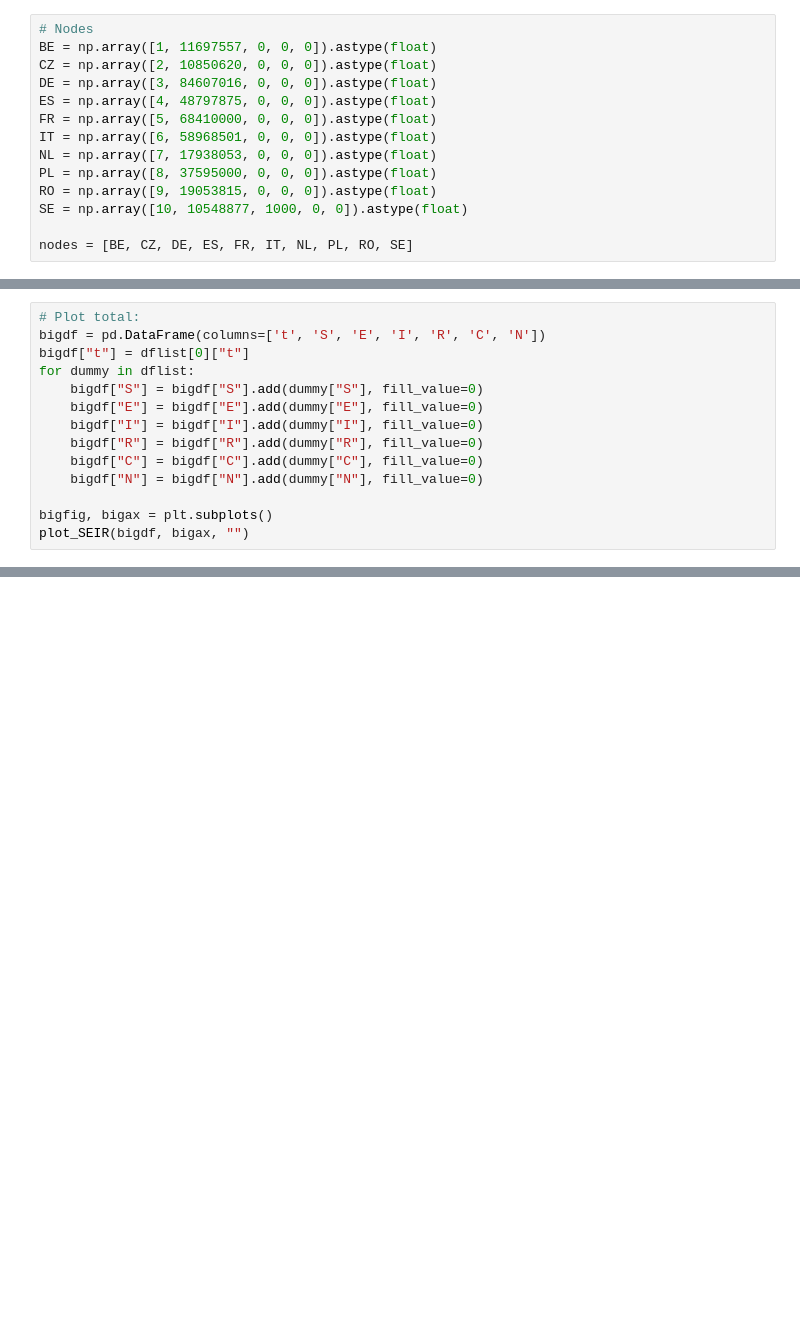
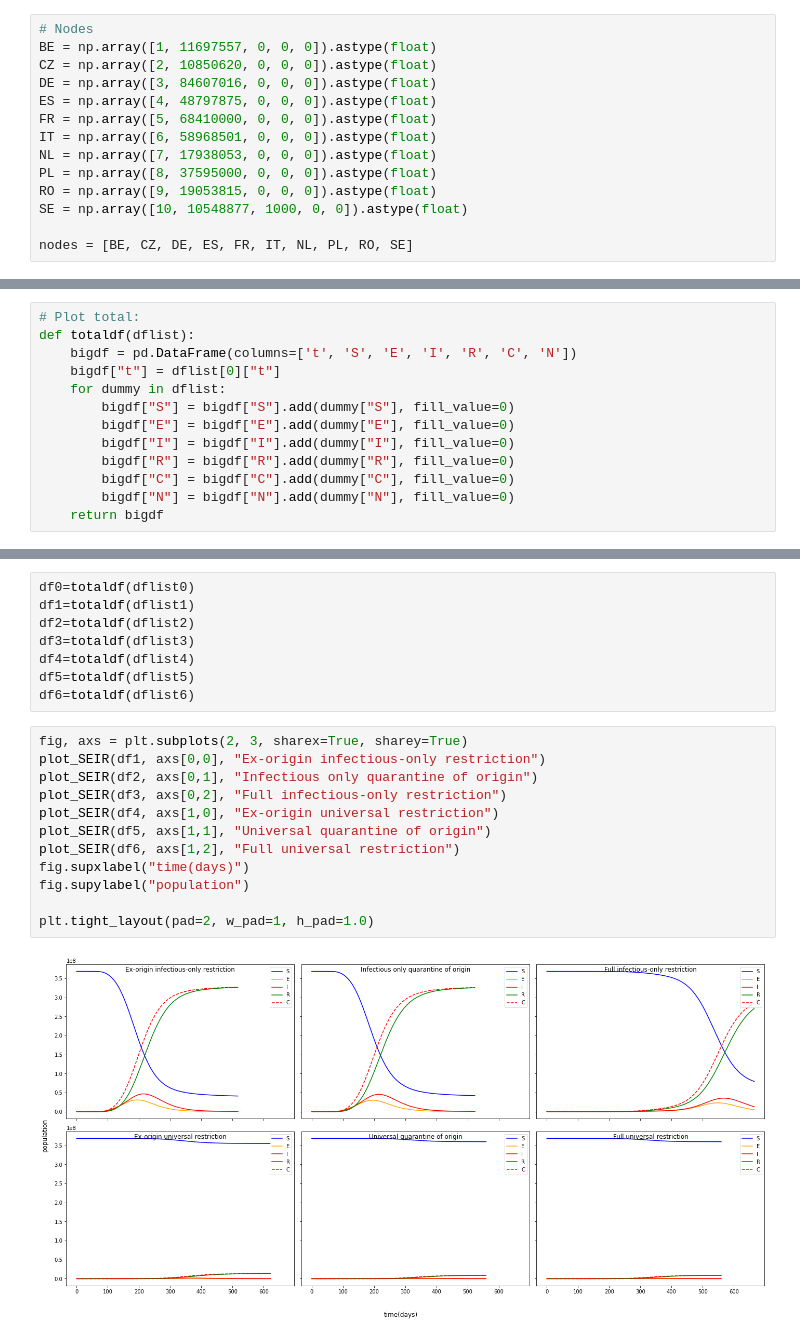
Before and after one commit to puyuange/IDS-Network-Model, a Jupyter notebook: EU-aviation.ipynb, the cells around one changed output, grey strips where cells are left out. Drawn from its saved outputs; the diff is of its cells as text; blank space fills up the shorter version.

```diff
--- a/EU-aviation.ipynb
+++ b/EU-aviation.ipynb
@@ -583,14 +617,13 @@ dflist[0].head()
 # %%
 # Plot total:
-bigdf = pd.DataFrame(columns=['t', 'S', 'E', 'I', 'R', 'C', 'N'])
-bigdf["t"] = dflist[0]["t"]
-for dummy in dflist:
-    bigdf["S"] = bigdf["S"].add(dummy["S"], fill_value=0)
-    bigdf["E"] = bigdf["E"].add(dummy["E"], fill_value=0)
-    bigdf["I"] = bigdf["I"].add(dummy["I"], fill_value=0)
-    bigdf["R"] = bigdf["R"].add(dummy["R"], fill_value=0)
-    bigdf["C"] = bigdf["C"].add(dummy["C"], fill_value=0)
-    bigdf["N"] = bigdf["N"].add(dummy["N"], fill_value=0)
-
-bigfig, bigax = plt.subplots()
-plot_SEIR(bigdf, bigax, "")
+def totaldf(dflist):
+    bigdf = pd.DataFrame(columns=['t', 'S', 'E', 'I', 'R', 'C', 'N'])
+    bigdf["t"] = dflist[0]["t"]
+    for dummy in dflist:
+        bigdf["S"] = bigdf["S"].add(dummy["S"], fill_value=0)
+        bigdf["E"] = bigdf["E"].add(dummy["E"], fill_value=0)
+        bigdf["I"] = bigdf["I"].add(dummy["I"], fill_value=0)
+        bigdf["R"] = bigdf["R"].add(dummy["R"], fill_value=0)
+        bigdf["C"] = bigdf["C"].add(dummy["C"], fill_value=0)
+        bigdf["N"] = bigdf["N"].add(dummy["N"], fill_value=0)
+    return bigdf
@@ -607,0 +784,22 @@ bigdf.tail()
+# %%
+df0=totaldf(dflist0)
+df1=totaldf(dflist1)
+df2=totaldf(dflist2)
+df3=totaldf(dflist3)
+df4=totaldf(dflist4)
+df5=totaldf(dflist5)
+df6=totaldf(dflist6)
+# %%
+fig, axs = plt.subplots(2, 3, sharex=True, sharey=True)
+plot_SEIR(df1, axs[0,0], "Ex-origin infectious-only restriction")
+plot_SEIR(df2, axs[0,1], "Infectious only quarantine of origin")
+plot_SEIR(df3, axs[0,2], "Full infectious-only restriction")
+plot_SEIR(df4, axs[1,0], "Ex-origin universal restriction")
+plot_SEIR(df5, axs[1,1], "Universal quarantine of origin")
+plot_SEIR(df6, axs[1,2], "Full universal restriction")
+fig.supxlabel("time(days)")
+fig.supylabel("population")
+
+plt.tight_layout(pad=2, w_pad=1, h_pad=1.0)
+# %% [output]
+[figure, added]
```
Also changed, not shown: parts of 11 cells of this notebook, 5 other files.
